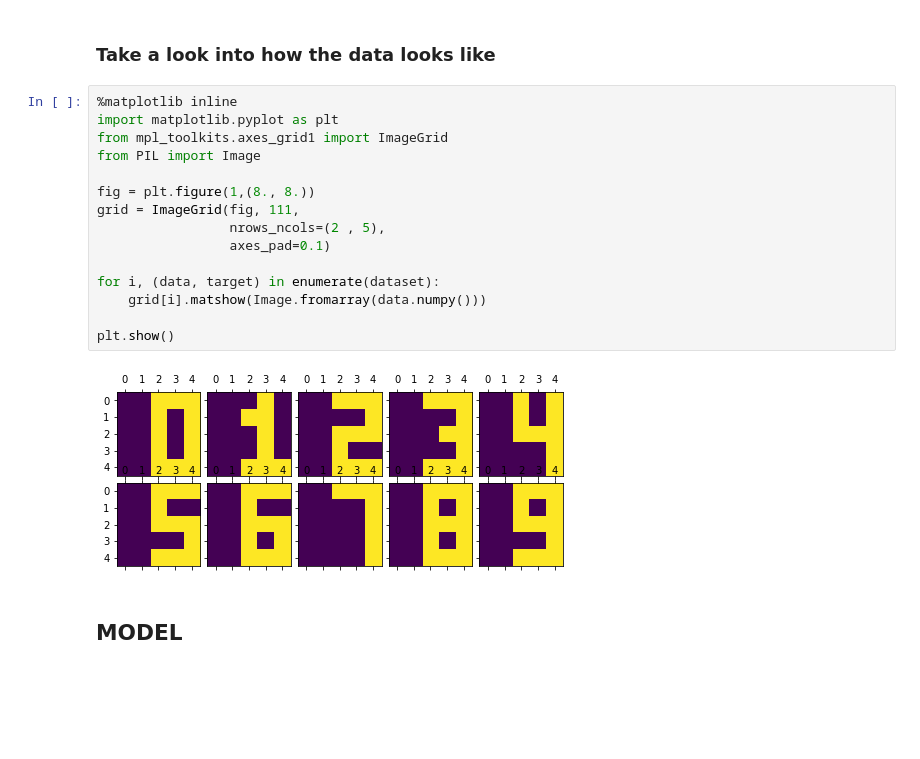
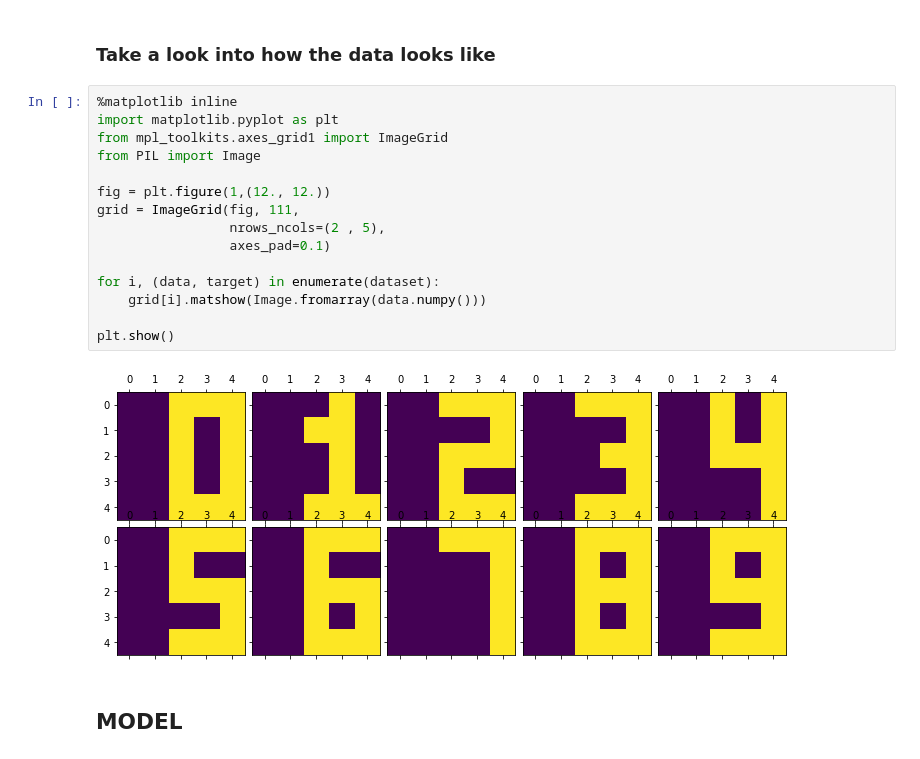
Before and after one commit to hbcbh1999/nn-basics, a Jupyter notebook: VanangamudiMNIST.ipynb, the cells around one changed output. Drawn from its saved outputs; the diff is of its cells as text; blank space fills up the shorter version.

```diff
--- a/VanangamudiMNIST.ipynb
+++ b/VanangamudiMNIST.ipynb
@@ -91,20 +91,20 @@ dataset.append((nin, torch.Tensor([9])))
 # %%
 %matplotlib inline
 import matplotlib.pyplot as plt
 from mpl_toolkits.axes_grid1 import ImageGrid
 from PIL import Image
 
-fig = plt.figure(1,(8., 8.))
+fig = plt.figure(1,(12., 12.))
 grid = ImageGrid(fig, 111,
                  nrows_ncols=(2 , 5),
                  axes_pad=0.1)
 
 for i, (data, target) in enumerate(dataset):
     grid[i].matshow(Image.fromarray(data.numpy()))
 
 plt.show()
 # %% [output]
-[figure, old version]
+[figure, new version]
 # %% [markdown]
 ## MODEL
 # %%
```
Also changed, not shown: parts of 20 cells of this notebook.
